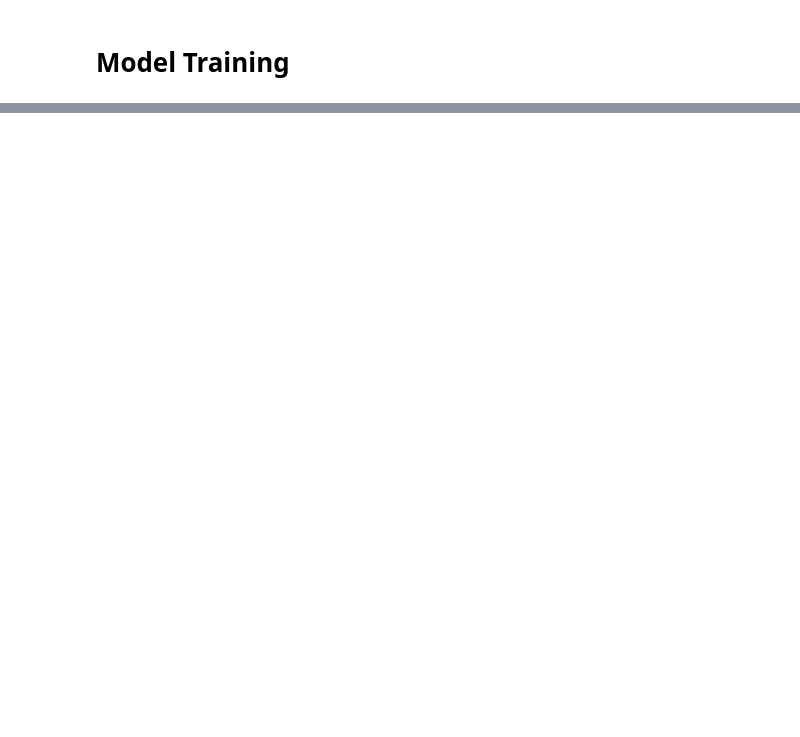
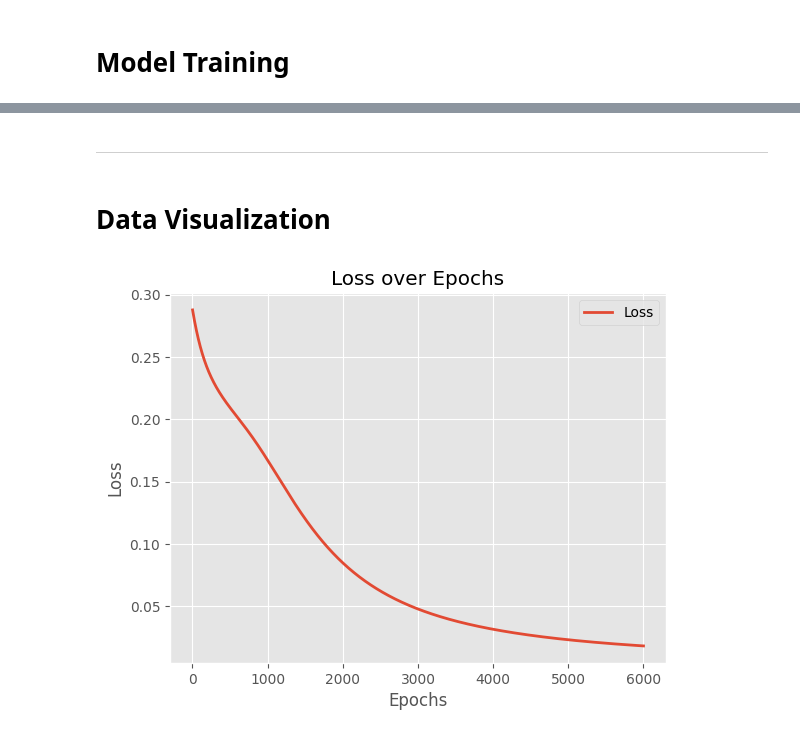
Before and after one commit to 7rohxt/ml-models-from-scratch, a Jupyter notebook: neural-network.ipynb, the cells around one changed output, grey strips where cells are left out. Saved outputs shown, nothing was run; the diff lists cells and outputs as text; code cells hidden in the pictures; blank space fills up the shorter version.

Commit message:
plotted loss plot and decision boundary

```diff
--- a/neural-network.ipynb
+++ b/neural-network.ipynb
@@ -27,6 +27,8 @@ plt.show()
 # %%
 X = df.drop("label", axis=1).values
 y = df["label"].values
+
+y = y.reshape(-1, 1)
 # %%
 print(f"X.shape: {X.shape}")
 print(f"y.shape: {y.shape}")
@@ -116,9 +122,11 @@ def train(X, y, hidden_neurons=4, learning_rate=0.03, epochs=6000):
     output_neurons = y.shape[1]
 
     W1, b1, W2, b2 = initialize_parameters(input_neurons, hidden_neurons, output_neurons)
+    epochs_list = []
     losses = []
 
     for epoch in range(1, epochs+1):
+        epochs_list.append(epoch)
 
         # forward pass
         Z1, A1, Z2, A2 = forward_pass(X, W1, b1, W2, b2)
@@ -137,7 +145,7 @@ def train(X, y, hidden_neurons=4, learning_rate=0.03, epochs=6000):
         if epoch == 1 or epoch % 1000 == 0:
             print(f"Epoch {epoch}, Loss: {loss:.4f}")
 
-    return W1, b1, W2, b2
+    return W1, b1, W2, b2, epochs_list, losses
 # %%
-W1, b1, W2, b2 = train(X, y, hidden_neurons=4, learning_rate=0.03, epochs=6000)
+W1, b1, W2, b2, epochs_list, losses= train(X, y, hidden_neurons=4, learning_rate=0.03, epochs=6000)
 # %% [output]
@@ -150,0 +159,15 @@ Epoch 6000, Loss: 0.0029
+# %% [markdown]
+_________________
+# %% [markdown]
+# Data Visualization
+# %%
+plt.plot(epochs_list, losses, linewidth=2, label="Loss")
+
+plt.title("Loss over Epochs")
+plt.xlabel("Epochs")
+plt.ylabel("Loss")
+
+plt.legend()
+plt.show()
+# %% [output]
+[figure, added]
```
Also changed, not shown: parts of 6 cells of this notebook.
